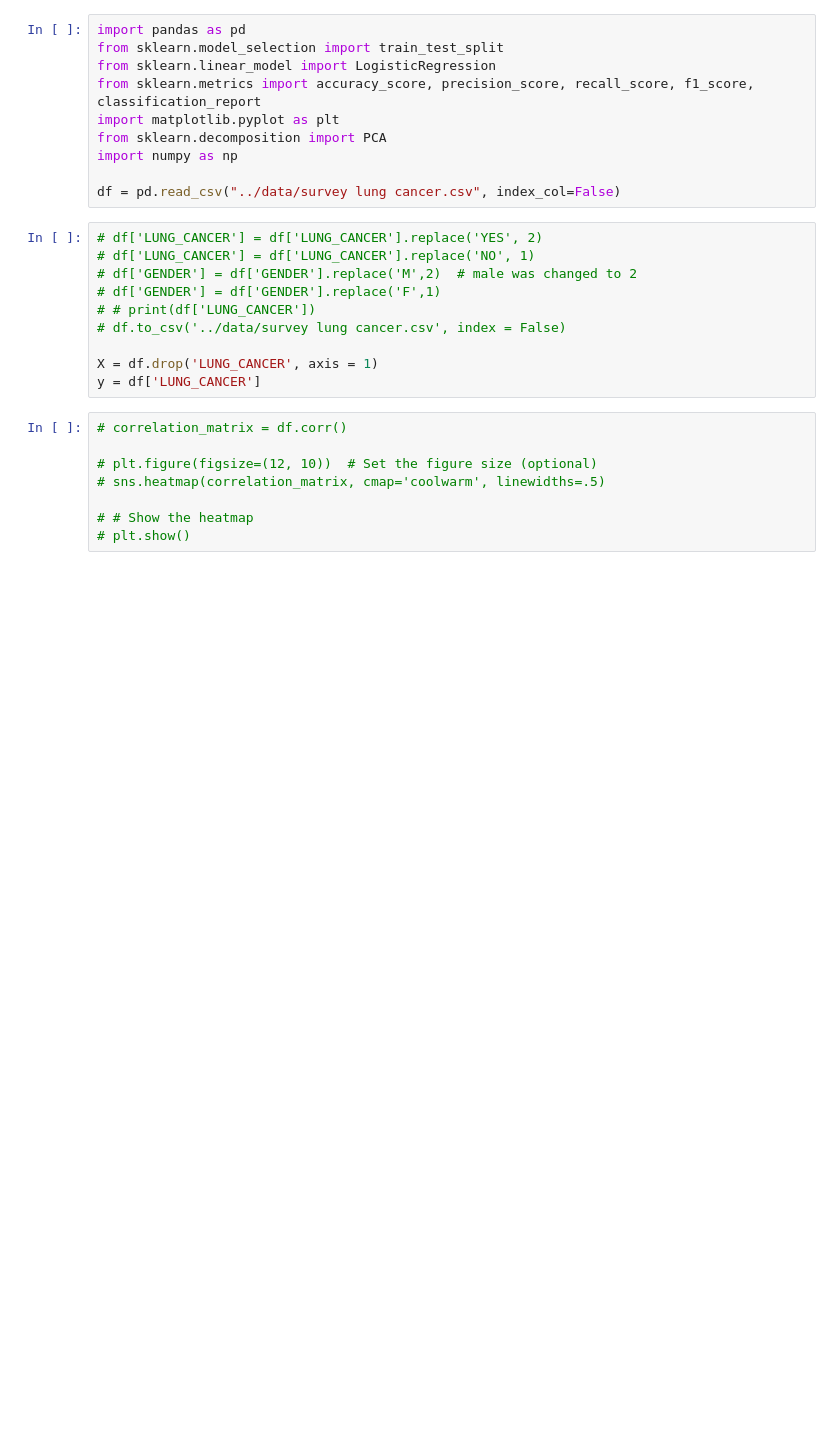
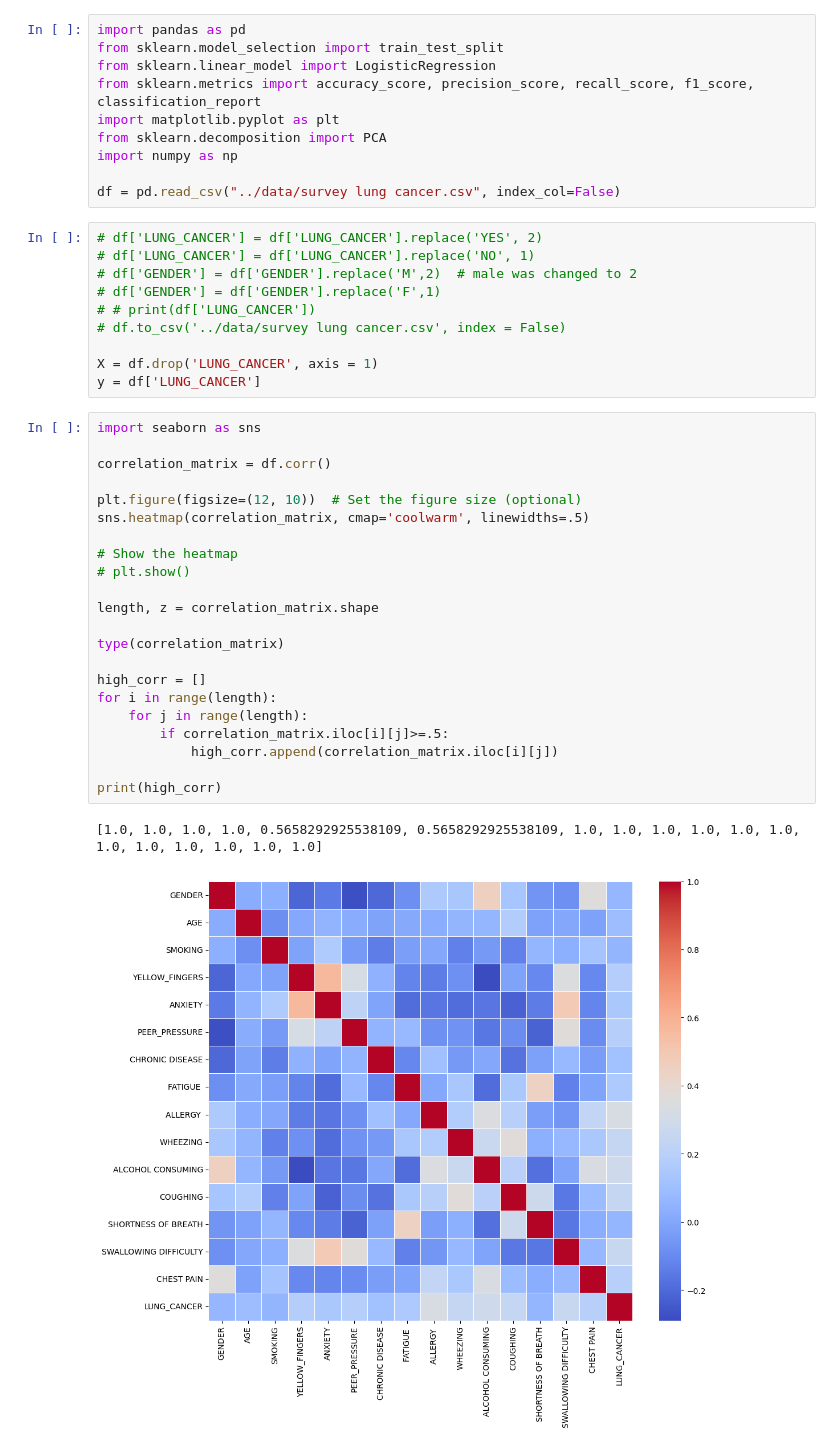
Before and after one commit to tylerpham89/2023Datathon, a Jupyter notebook: backend/survey.ipynb, the cells around one changed output. Saved outputs shown, nothing was run; the diff lists cells and outputs as text; blank space fills up the shorter version.

```diff
--- a/backend/survey.ipynb
+++ b/backend/survey.ipynb
@@ -19,12 +19,29 @@ df = pd.read_csv("../data/survey lung cancer.csv", index_col=False)
 X = df.drop('LUNG_CANCER', axis = 1)
 y = df['LUNG_CANCER']
 # %%
-# correlation_matrix = df.corr()
+import seaborn as sns
 
-# plt.figure(figsize=(12, 10))  # Set the figure size (optional)
-# sns.heatmap(correlation_matrix, cmap='coolwarm', linewidths=.5)
+correlation_matrix = df.corr()
 
-# # Show the heatmap
+plt.figure(figsize=(12, 10))  # Set the figure size (optional)
+sns.heatmap(correlation_matrix, cmap='coolwarm', linewidths=.5)
+
+# Show the heatmap
 # plt.show()
+
+length, z = correlation_matrix.shape
+
+type(correlation_matrix)
+
+high_corr = []
+for i in range(length):
+    for j in range(length):
+        if correlation_matrix.iloc[i][j]>=.5:
+            high_corr.append(correlation_matrix.iloc[i][j])
+
+print(high_corr)
+# %% [output]
+[1.0, 1.0, 1.0, 1.0, 0.5658292925538109, 0.5658292925538109, 1.0, 1.0, 1.0, 1.0, 1.0, 1.0, 1.0, 1.0, 1.0, 1.0, 1.0, 1.0]
+[figure, added]
 # %%
 
```
Also changed, not shown: parts of 2 cells of this notebook.
